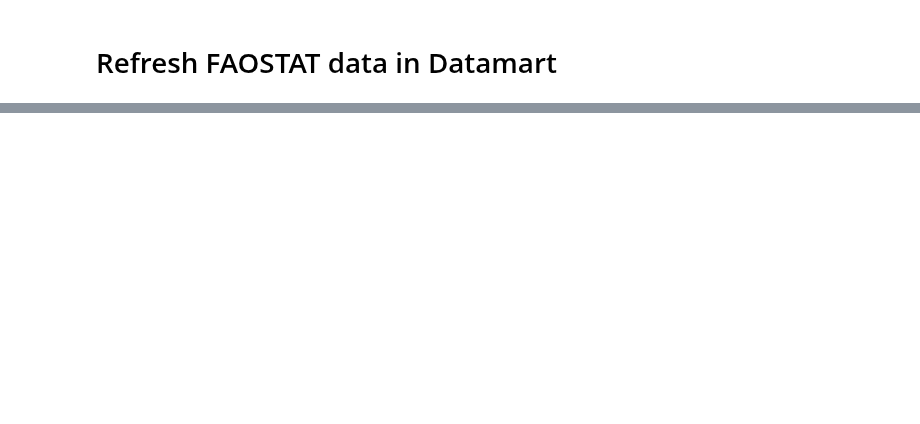
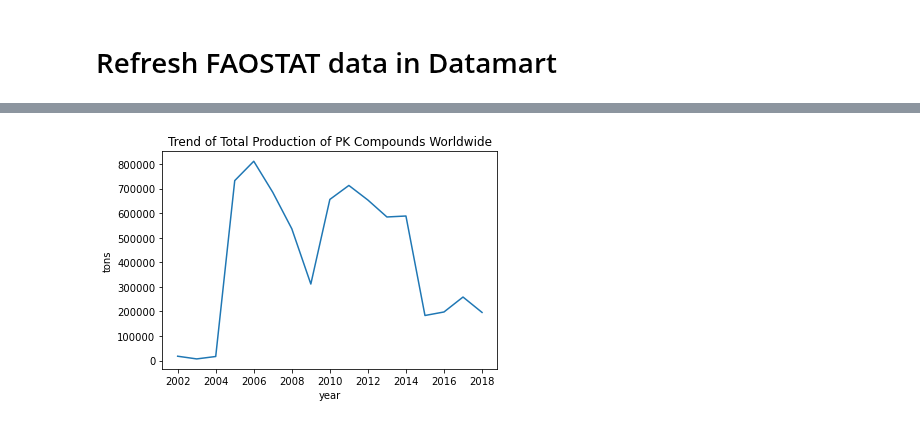
Before and after one commit to usc-isi-i2/datamart-api, a Jupyter notebook: data-refresh/FAOSTAT/FAOSTAT-Data-Refresh.ipynb, the cells around one changed output, grey strips where cells are left out. Saved outputs shown, nothing was run; the diff lists cells and outputs as text; code cells hidden in the pictures; blank space fills up the shorter version.

```diff
--- a/data-refresh/FAOSTAT/FAOSTAT-Data-Refresh.ipynb
+++ b/data-refresh/FAOSTAT/FAOSTAT-Data-Refresh.ipynb
@@ -112,5 +166,4 @@ for i, data_path in enumerate(files_to_upload):
 dataset_id = 'FAOSTAT'
 q_variable = 'value'
 response = get(f'{datamart_api_url}/datasets/{dataset_id}/variables/{q_variable}')
-df = pd.read_csv(io.StringIO(response.text)).head(20)
-display(HTML(df.fillna('').to_html(index=False)))
+df = pd.read_csv(io.StringIO(response.text))
@@ -134,0 +170,17 @@ display(HTML(df.fillna('').to_html(index=False)))
+# %%
+# Select 'PK compounds'
+z = df[df['Item Code'] == 4027]
+# Select 'Production'
+z = z[z['Element Code'] == 5510]
+
+z = pd.concat([z['value'], z['time'].apply(lambda t: datetime.strptime(t,'%Y-%m-%dT%H:%M:%SZ').year)], axis=1)
+z.columns = ['value', 'year']
+z = z[['value','year']].groupby(['year']).sum()
+# %%
+fig, ax = plt.subplots()
+ax.plot(z.index,z['value'])
+
+ax.set(xlabel='year', ylabel='tons', title=f'Trend of Total Production of PK Compounds Worldwide')
+plt.show()
+# %% [output]
+[figure, added]
```
Also changed, not shown: parts of 26 cells of this notebook, 2 other files.
